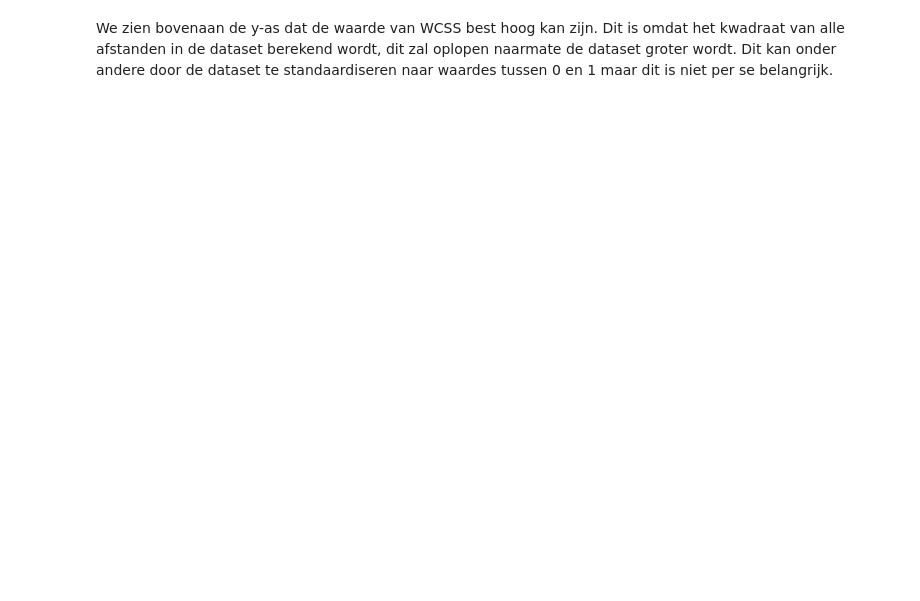
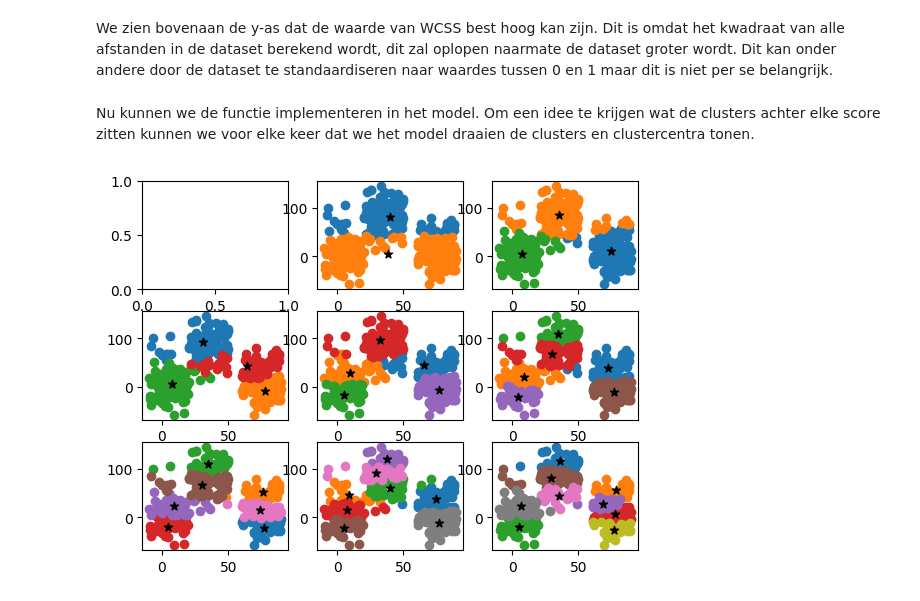
Before and after one commit to JBierenbroodspot/ipass-23-24, a Jupyter notebook: notebook/error.ipynb, the cells around one changed output. Saved outputs shown, nothing was run; the diff lists cells and outputs as text; code cells hidden in the pictures; blank space fills up the shorter version.

Commit message:
Maak error af

```diff
--- a/notebook/error.ipynb
+++ b/notebook/error.ipynb
@@ -109,3 +110,29 @@ We zien bovenaan de y-as dat de waarde van WCSS best hoog kan zijn. Dit is omdat
 het kwadraat van alle afstanden in de dataset berekend wordt, dit zal oplopen
 naarmate de dataset groter wordt. Dit kan onder andere door de dataset te
 standaardiseren naar waardes tussen 0 en 1 maar dit is niet per se belangrijk.
+# %% [markdown]
+Nu kunnen we de functie implementeren in het model. Om een idee te krijgen wat
+de clusters achter elke score zitten kunnen we voor elke keer dat we het model
+draaien de clusters en clustercentra tonen.
+# %%
+fig: Figure
+ax: list[list[Axes]]
+
+fig, ax = plt.subplots(3, 3)
+
+run_count: int = 9
+
+model_score: npt.NDArray[np.float64] = np.zeros((run_count,))
+
+for i in range(1, run_count):
+    model: ClusteringModel[np.int64] = ClusteringModel(demo_dataset, i + 1, "lloyds")
+    model.train(demo_dataset)
+    model_score[i] = model.error
+
+    plot_col, plot_row = i % 3, i // 3
+    for center in range(model.num_clusters):
+        ax[plot_row][plot_col].scatter(*demo_dataset[model.closest_centers == center].T)
+
+    ax[plot_row][plot_col].scatter(*model.cluster_centers.T, color="black", marker="*")
+# %% [output]
+[figure, added]
```
Also changed, not shown: parts of 7 cells of this notebook.
